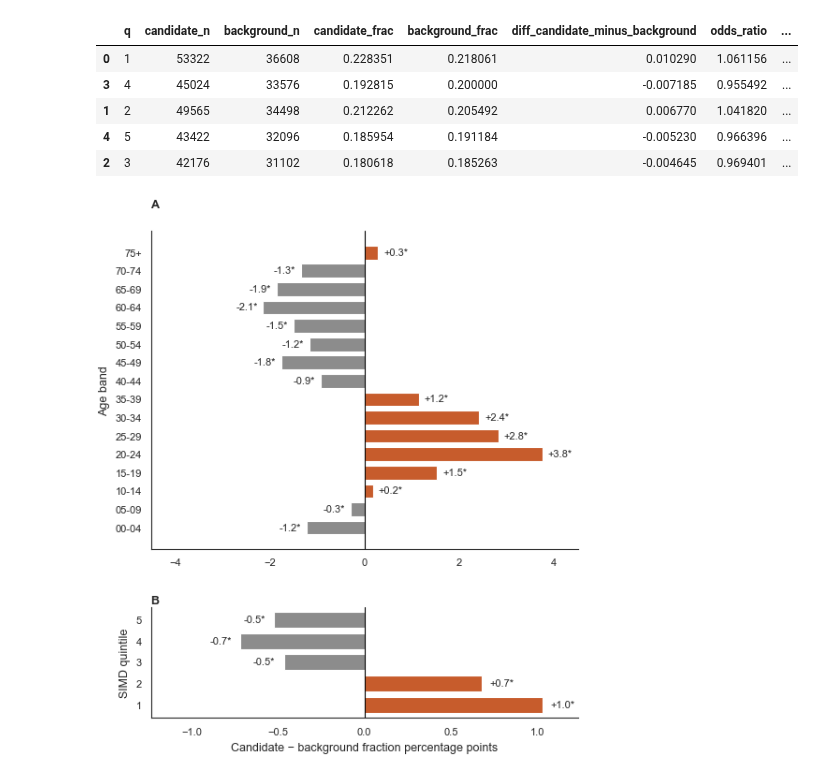
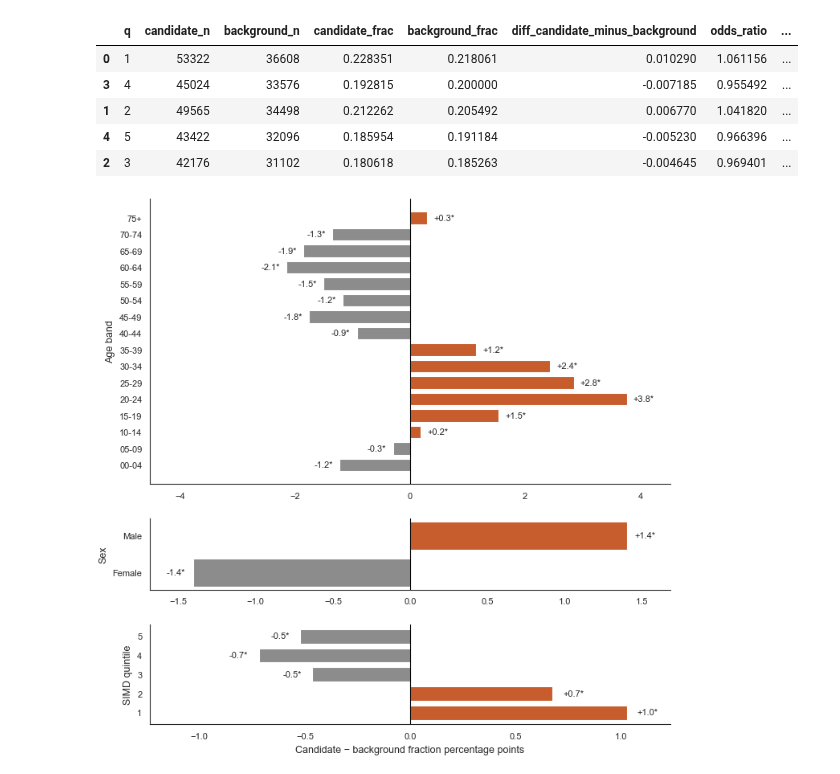
Before and after one commit to ydnkka/scotland, a Jupyter notebook: sse_detection/sse_detection_plots.ipynb, the cells around one changed output. Drawn from its saved outputs; the diff is of its cells as text; code cells hidden in the pictures.

Commit message:
Enhance data handling and visualization: update .gitignore, add wave groups and palettes, and refactor plotting functions for improved clarity and performance

```diff
--- a/sse_detection/sse_detection_plots.ipynb
+++ b/sse_detection/sse_detection_plots.ipynb
@@ -149,10 +149,11 @@ save_plot(fig, "fig07_composite_score_distributions", height_in=2.5)
 [figure]
 # %%
 socio_demo_cols = [
-    ("top_urban_rural_classes",  "sex_entropy_obs", "Top urban/rural classes"),
-    ("top_health_boards",  "health_board_entropy_obs", "Top health boards"),
-    ("top_age_bands", "age_entropy_obs", "Top age bands"),
-    ("top_simd_quintiles","simd_entropy_obs", "modal SIMD quintile (1 = most deprived)")
+    ("top_sex", "prop_female", ("Proportion female", "Sex")),
+    ("top_age_bands", "age_entropy_obs",("Age mixing",  "Age band")),
+    ("top_simd_quintiles","simd_entropy_obs", ("Deprivation mixing", "SIMD quintile (1 = most deprived)")),
+    ("top_urban_rural_classes",  "urban_rural_entropy_obs", ("Urban/rural mixing", "Urban/rural class")),
+    ("top_health_boards",  "health_board_entropy_obs", ("Health board mixing", "Health board")),
 ]
 
 socio_demo_records = {}
@@ -163,7 +164,7 @@ for col, score, label in socio_demo_cols:
         node_stats, min_size=min_size,
         col=col,
         score=score,
-        xlabel=label,
+        xlabels=label,
     )
     display(fig)
     save_plot(fig, f"fig08_{col}_{score}_breakdown", height_in=4)
@@ -176,2 +178,12 @@ for col, score, label in socio_demo_cols:
 # %% [markdown]
 The age-band composition of SSE candidates differs significantly from the background distribution, χ²(15) = 7270.14, p < 0.001. Candidate nodes are over-represented among young adults, particularly ages 20–24, 25–29, and 30–34. The largest absolute difference occurs for ages 20–24, which make up 11.5% of candidate counts compared with 7.7% of background counts. In contrast, candidate nodes are under-represented in older age bands, especially 60–64, 65–69, and 70–74. Although almost all age bands are statistically significant after correction, interpretation should focus on effect size because the total count is large.
+# %%
+sex = sselib.test_category_distribution(pd.DataFrame(socio_demo_records["top_sex"]))
+
+print(
+    f"Chi-square test: "
+    f"χ²({sex['dof']}) = {sex['chi2']:.2f}, "
+    f"p = {sex['p_value']:.3g}"
+)
+
+display(sex["per_category_tests"])
@@ -224,32 +241,37 @@ Chi-square test: χ²(4) = 119.02, p = 8.65e-25
 | 2 | 3 | 42176 | 31102 | 0.180618 | 0.185263 | -0.004645 | 0.969401 | ... |
 # %%
 fig, axes = style.new_figure(
-    width="onehalf",
-    height_in=6,
+    width="double",
+    height_in=7,
     context="paper",
     font_scale=1,
-    nrows=2,
-    gridspec_kw={"height_ratios": [1, 0.35], "hspace": 0.1},
+    nrows=3,
+    gridspec_kw={"height_ratios": [1, 0.25, 0.35], "hspace": 0.1},
     layout="constrained",
 )
 
 _ = sselib.plot_socio_demo_candidate_background_diff(
     age_bands["per_category_tests"],
     ylabel = "Age band",
     ax=axes[0],
     xlabel=""
 )
 
 _ = sselib.plot_socio_demo_candidate_background_diff(
+    sex["per_category_tests"],
+    ylabel = "Sex",
+    ax=axes[1],
+    xlabel=""
+)
+
+_ = sselib.plot_socio_demo_candidate_background_diff(
     simd_quintiles["per_category_tests"],
     ylabel = "SIMD quintile",
-    ax=axes[1],
+    ax=axes[2],
 )
-
-style.add_panel_labels(axes)
 
 display(fig)
 
 save_plot(fig, "fig09_socio_demo_candidate_background_diff", height_in=6)
 # %% [output]
-[figure, old version]
+[figure, new version]
```
Also changed, not shown: parts of 3 cells of this notebook, 3 other files.
